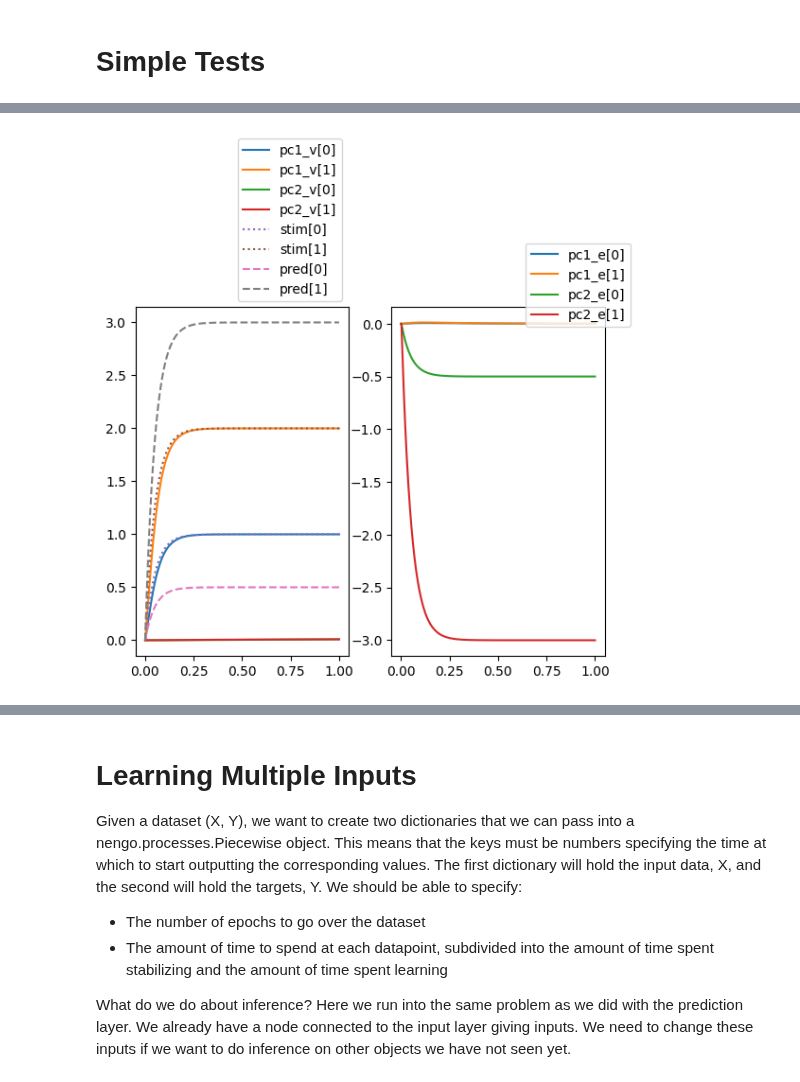
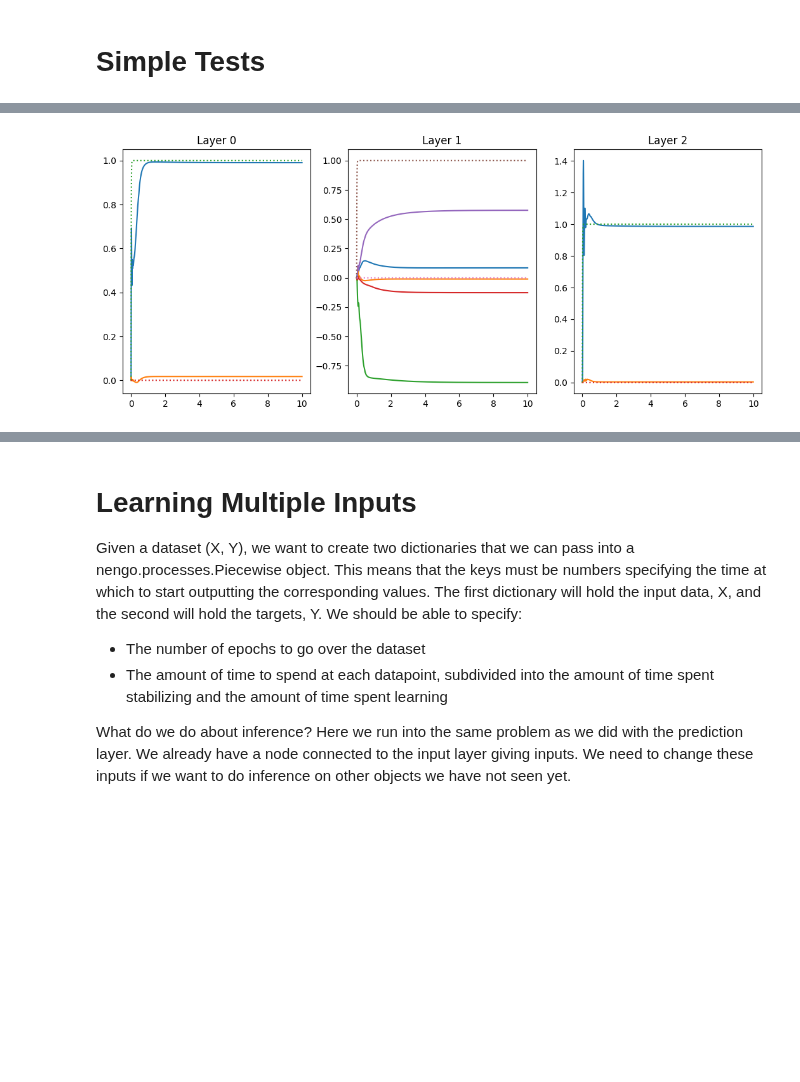
Before and after one commit to jorchard/pc_nengo, a Jupyter notebook: predictive_coding.ipynb, the cells around one changed output, grey strips where cells are left out. Saved outputs shown, nothing was run; the diff lists cells and outputs as text; code cells hidden in the pictures; blank space fills up the shorter version.

```diff
--- a/predictive_coding.ipynb
+++ b/predictive_coding.ipynb
@@ -239,9 +241,9 @@ class PCNetwork:
                             - if string or None, each connection will have the same activation function
                             - if list, each connection will have an activation fucntion corresponding to the value
                               in that position in the list
-    t                     Num, the amount of simulation time to spend learning connection weights, defaults to 0
+    learn_until           Num, the amount of simulation time to spend learning connection weights, defaults to 0
     '''
-    def __init__(self, n_nodes=None, symmetric=True, tau_learn=10., M=None, activation=None, t=0):
+    def __init__(self, n_nodes=None, symmetric=True, tau_learn=10., M=None, activation=None, learn_until=0):
         if n_nodes is None:
             n_nodes = []
         elif type(n_nodes) is not list:
@@ -252,7 +254,7 @@ class PCNetwork:
         self.layers = [] #a list of all layers in order of connection
         self.connections = [] #a list of all connections between layers
         self.symmetric = symmetric
-        self.t = t
+        self.t = learn_until
         self.inference_node = nengo.Node(self.inference_output)
 
         #set up member attributes and input validation
@@ -365,20 +367,20 @@ class PCNetwork:
 # same test as before but using the PCNetwork class
 n = 1
 with nengo.Network() as net:
-    tau = 0.001
+    tau = 0.01
     #============== Run in Direct mode =======================
     net.config[nengo.Ensemble].neuron_type = nengo.Direct()
     #=========================================================
     net.config[nengo.Connection].synapse = tau
-    net.config[nengo.Probe].synapse = 0.05
+    net.config[nengo.Probe].synapse = 0.01
 
     # Inputs
-    stim = nengo.Node([1, 2])   # sensory (bottom layer)
-    pred = nengo.Node([0.5, 3])  # percept (top layer)
+    stim = nengo.Node([1, 0])   # sensory (bottom layer)
+    pred = nengo.Node([1, 0])  # percept (top layer)
 
 
     # PC layers
-    PC_net = PCNetwork(n_nodes=[2, 5, 2], tau_learn=10, symmetric=True, t=1)
+    PC_net = PCNetwork(n_nodes=[2, 5, 2], tau_learn=0.1, symmetric=True, learn_until=10)
     PC_net.connect_input(stim=stim)
     PC_net.connect_output(pred)
     '''
@@ -402,22 +404,25 @@ sim = nengo.Simulator(net)
 # %% [output]
 [interactive output not drawn]
 # %%
-sim.run(1.)
+sim.run(10.)
 # %% [output]
 [interactive output not drawn]
-# %%
-fig, ax = plt.subplots(nrows=1, ncols=2)
-
-ax[0].plot(sim.trange(), sim.data[p_pc1v]);
-ax[1].plot(sim.trange(), sim.data[p_pc1e]);
-ax[0].plot(sim.trange(), sim.data[p_pc_end_v]);
-ax[1].plot(sim.trange(), sim.data[p_pc_end_e]);
-ax[0].plot(sim.trange(), sim.data[p_stim], ':');
-ax[0].plot(sim.trange(), sim.data[p_pred], "--");
-ax[0].legend(['pc1_v[0]', 'pc1_v[1]', 'pc2_v[0]', 'pc2_v[1]', 'stim[0]', 'stim[1]', 'pred[0]', 'pred[1]'],
-             loc='upper right', bbox_to_anchor=(1, 1.5));
-ax[1].legend(['pc1_e[0]', 'pc1_e[1]', 'pc2_e[0]', 'pc2_e[1]'],
-             loc='upper left', bbox_to_anchor=(0.6, 1.2));
-# %% [output]
-[figure, removed]
+# %%
+n_layers = len(PC_net.layers)
+
+fig, ax = plt.subplots(nrows=1, ncols=n_layers, figsize=(13,5))
+
+idx = [0, 2000]
+idx = [7000, 7800]
+idx = [18000, 20000]
+idx = [0, len(sim.trange())]
+tt = sim.trange()[idx[0]:idx[1]]
+
+for k in range(n_layers):
+    ax[k].plot(tt, sim.data[val_probes[k]][idx[0]:idx[1]]); ax[k].set_title(f'Layer {k}');
+    ax[k].plot(tt, sim.data[p_stim][idx[0]:idx[1]], ':');
+
+#ax[-1].plot(tt, sim.data[p_pred][idx[0]:idx[1]]);
+# %% [output]
+[figure, added]
 # %%
```
Also changed, not shown: parts of 10 cells of this notebook.
